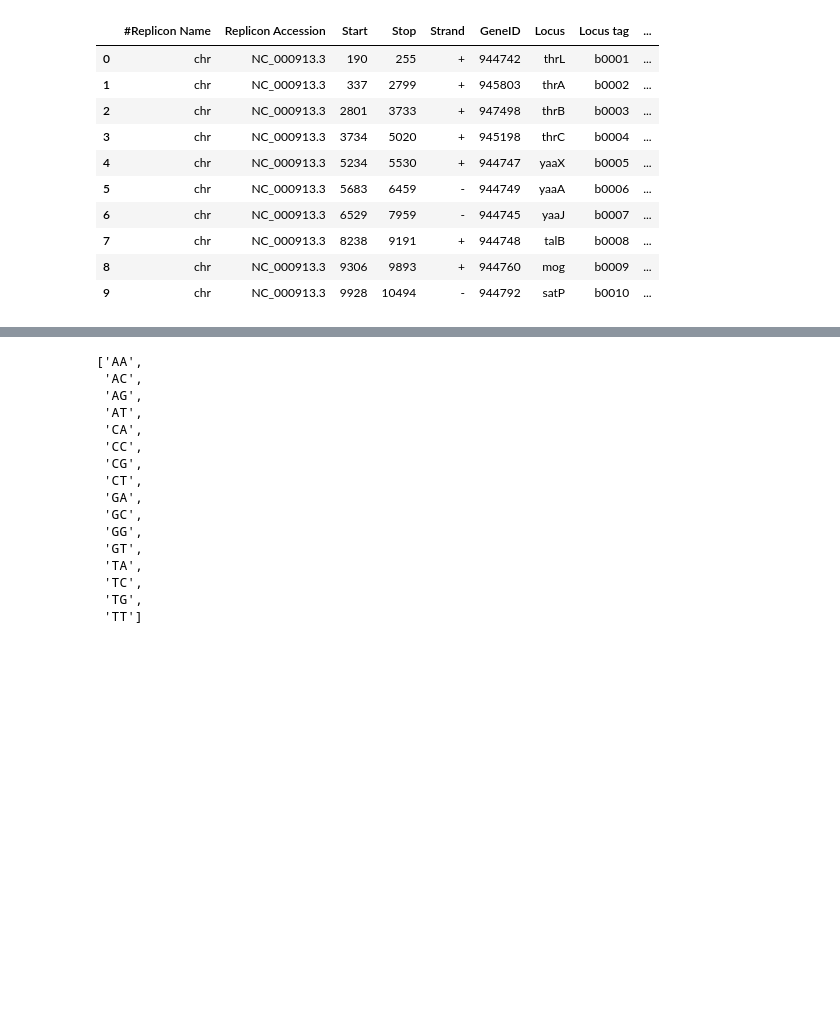
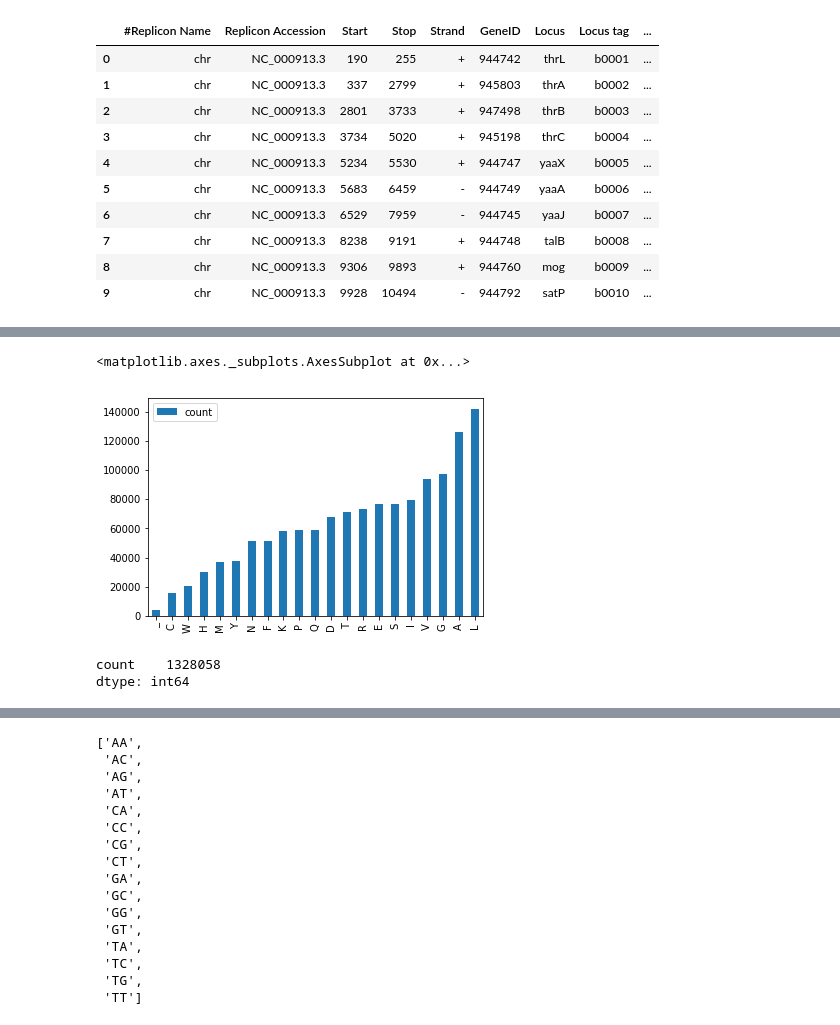
Before and after one commit to ucbmcb288/2019, a Jupyter notebook: MCB288_E_coli2_genes.ipynb, the cells around one changed output, grey strips where cells are left out. Drawn from its saved outputs; the diff is of its cells as text; code cells hidden in the pictures; blank space fills up the shorter version.

```diff
--- a/MCB288_E_coli2_genes.ipynb
+++ b/MCB288_E_coli2_genes.ipynb
@@ -117,7 +122,7 @@ print(gene_len)
 66
 # %%
 # check that we can correctly extract the codons
-for j in range(0,gene_len,3):
+for j in range(0,CDS_len,3):
     codon = CDS[j:j+3]
     print(codon)
 # %% [output]
@@ -430,0 +508,11 @@ annot.head(10)
+# %%
+keys = gencode.keys()
+total_count_dict = {}
+for key in keys:
+    total_count_dict[key] = [gencode[key],0]
+
+for index, row in annot.iterrows():
+    CDS = row["CDS"]
+    for j in range(0,len(CDS),3):
+        codon = CDS[j:j+3]
+        total_count_dict[codon][1] += 1
@@ -430,0 +656,15 @@ annot.head(10)
+# %%
+# use aa's as a key
+aa_count = dict()
+for index, row in annot.iterrows():
+    pep = row["peptide"]
+    for j in range(0,len(pep)):
+        aa = pep[j]
+        if aa in aa_count.keys():
+            aa_count[aa] += 1
+        else:
+            aa_count[aa] = 1
+# %%
+aa_counts_df = pd.DataFrame.from_dict(aa_count, orient="index")
+aa_counts_df = aa_counts_df.rename(columns = {0:"count"})
+aa_counts_df
@@ -430,0 +689,11 @@ annot.head(10)
+# %%
+aa_counts_df.sort_values("count").plot(kind="bar")
+# %% [output]
+<matplotlib.axes._subplots.AxesSubplot at 0x...>
+[figure, added]
+# %%
+tot = aa_counts_df.sum()
+print(tot)
+# %% [output]
+count    1328058
+dtype: int64
```
Also changed, not shown: parts of 55 cells of this notebook, 1 other file.
